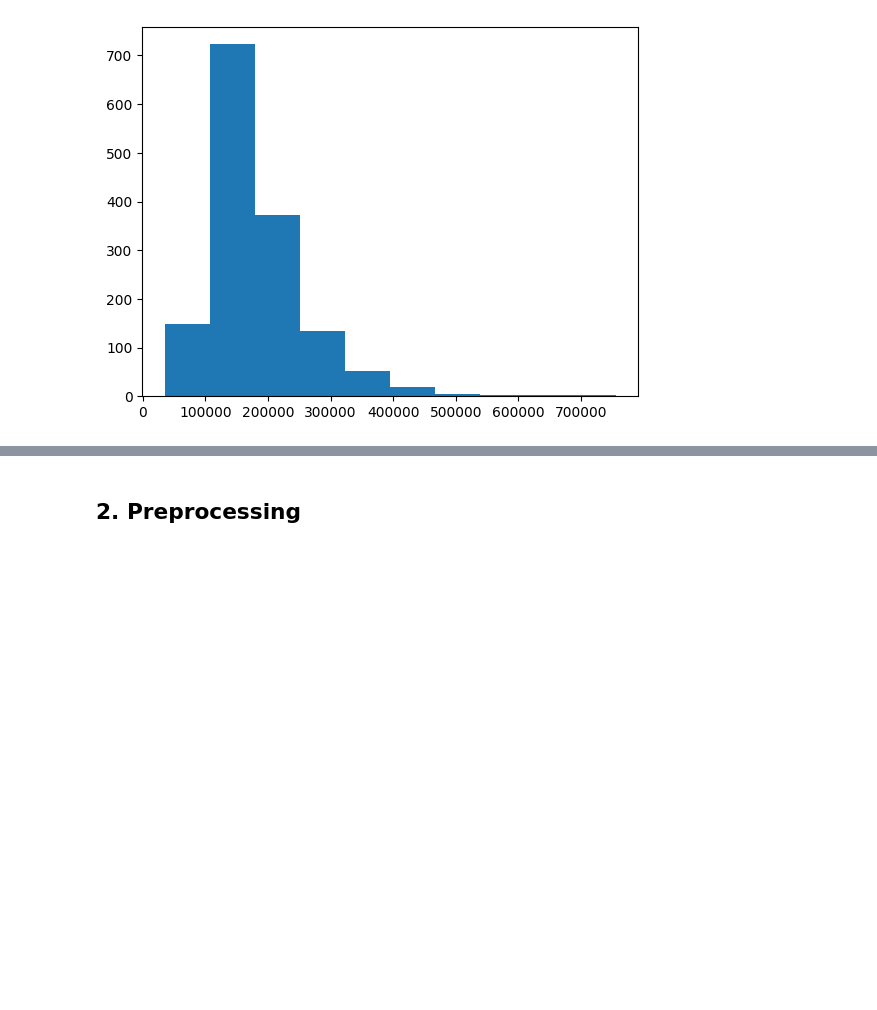
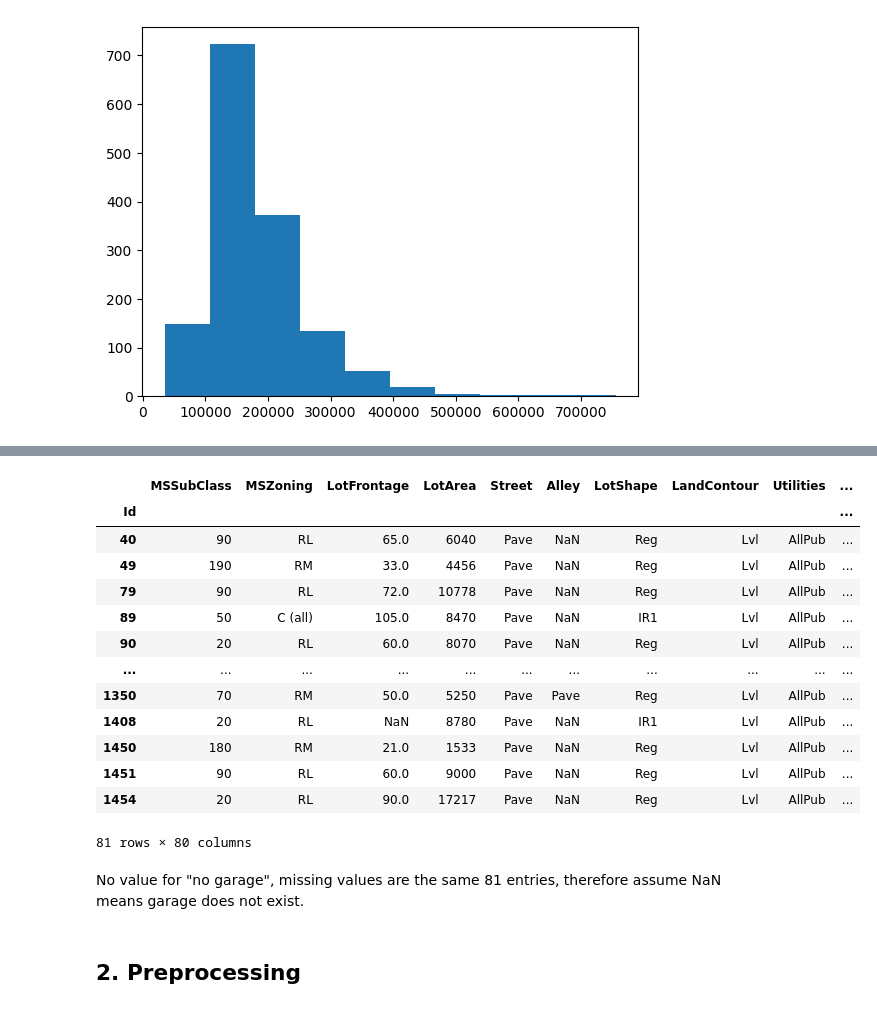
Before and after one commit to dtuleva/Kaggle_Competitions, a Jupyter notebook: housing_prices_competition_kaggle_learn.ipynb, the cells around one changed output, grey strips where cells are left out. Drawn from its saved outputs; the diff is of its cells as text; code cells hidden in the pictures; blank space fills up the shorter version.

```diff
--- a/housing_prices_competition_kaggle_learn.ipynb
+++ b/housing_prices_competition_kaggle_learn.ipynb
@@ -51,0 +101,5 @@ plt.show()
+# %%
+garage_column_selector = make_column_selector(pattern = "Garage")
+# %%
+columns_garage = garage_column_selector(housing_data)
+columns_garage
@@ -52,3 +125,22 @@ plt.show()
+# %%
+housing_data[housing_data[columns_garage].isna().any(axis=1)]
+# %% [output]
+|  | MSSubClass | MSZoning | LotFrontage | LotArea | Street | Alley | LotShape | LandContour | Utilities | ... |
+| Id |  |  |  |  |  |  |  |  |  | ... |
+| 40 | 90 | RL | 65.0 | 6040 | Pave | NaN | Reg | Lvl | AllPub | ... |
+| 49 | 190 | RM | 33.0 | 4456 | Pave | NaN | Reg | Lvl | AllPub | ... |
+| 79 | 90 | RL | 72.0 | 10778 | Pave | NaN | Reg | Lvl | AllPub | ... |
+| 89 | 50 | C (all) | 105.0 | 8470 | Pave | NaN | IR1 | Lvl | AllPub | ... |
+| 90 | 20 | RL | 60.0 | 8070 | Pave | NaN | Reg | Lvl | AllPub | ... |
+| ... | ... | ... | ... | ... | ... | ... | ... | ... | ... | ... |
+| 1350 | 70 | RM | 50.0 | 5250 | Pave | Pave | Reg | Lvl | AllPub | ... |
+| 1408 | 20 | RL | NaN | 8780 | Pave | NaN | IR1 | Lvl | AllPub | ... |
+| 1450 | 180 | RM | 21.0 | 1533 | Pave | NaN | Reg | Lvl | AllPub | ... |
+| 1451 | 90 | RL | 60.0 | 9000 | Pave | NaN | Reg | Lvl | AllPub | ... |
+| 1454 | 20 | RL | 90.0 | 17217 | Pave | NaN | Reg | Lvl | AllPub | ... |
+81 rows × 80 columns
+# %% [markdown]
+No value for "no garage", missing values are the same 81 entries, therefore assume NaN means garage does not exist.
 # %%
 # housing_data.select_dtypes("object").nunique()
 # %% [markdown]
```
Also changed, not shown: parts of 19 cells of this notebook.
